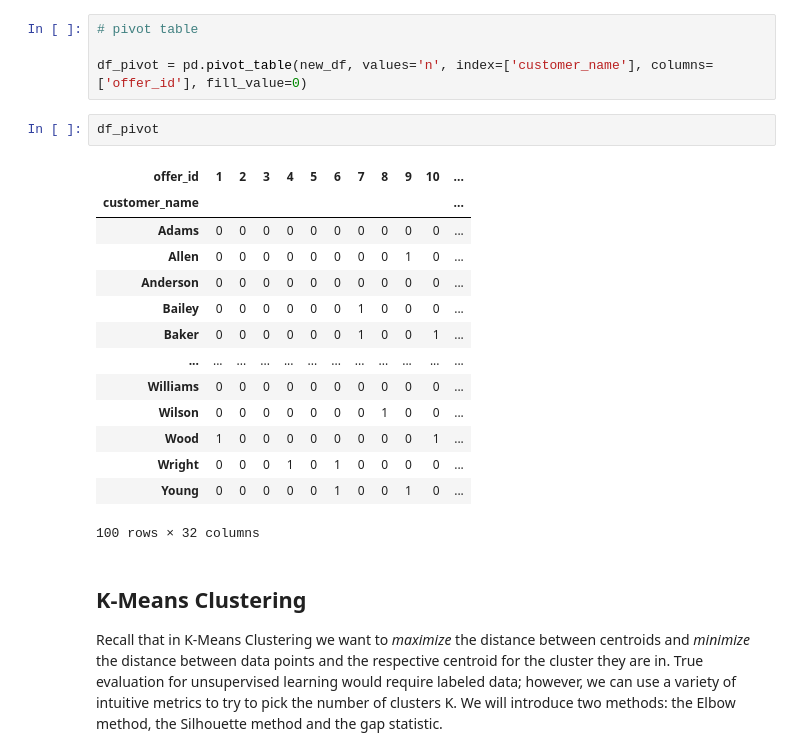
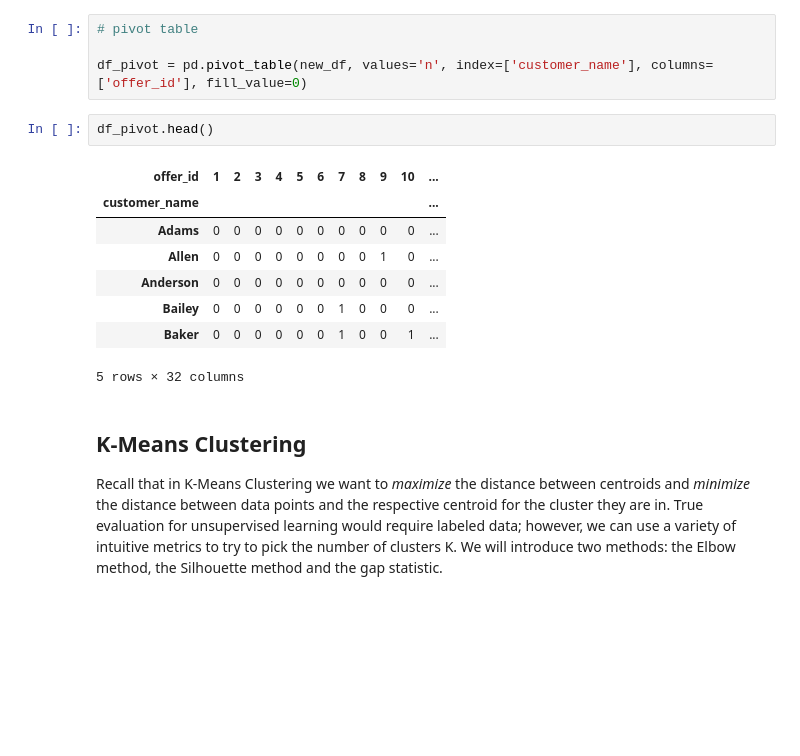
Before and after one commit to annafin/Springboard-Data-Science, a Jupyter notebook: unit_10_machine_learning/clustering/Mini_Project_Clustering.ipynb, the cells around one changed output. Drawn from its saved outputs; the diff is of its cells as text; blank space fills up the shorter version.

```diff
--- a/unit_10_machine_learning/clustering/Mini_Project_Clustering.ipynb
+++ b/unit_10_machine_learning/clustering/Mini_Project_Clustering.ipynb
@@ -77,22 +74,16 @@ new_df.head()
 
 df_pivot = pd.pivot_table(new_df, values='n', index=['customer_name'], columns=['offer_id'], fill_value=0)
 # %%
-df_pivot
+df_pivot.head()
 # %% [output]
 | offer_id | 1 | 2 | 3 | 4 | 5 | 6 | 7 | 8 | 9 | 10 | ... |
 | customer_name |  |  |  |  |  |  |  |  |  |  | ... |
 | Adams | 0 | 0 | 0 | 0 | 0 | 0 | 0 | 0 | 0 | 0 | ... |
 | Allen | 0 | 0 | 0 | 0 | 0 | 0 | 0 | 0 | 1 | 0 | ... |
 | Anderson | 0 | 0 | 0 | 0 | 0 | 0 | 0 | 0 | 0 | 0 | ... |
 | Bailey | 0 | 0 | 0 | 0 | 0 | 0 | 1 | 0 | 0 | 0 | ... |
 | Baker | 0 | 0 | 0 | 0 | 0 | 0 | 1 | 0 | 0 | 1 | ... |
-| ... | ... | ... | ... | ... | ... | ... | ... | ... | ... | ... | ... |
-| Williams | 0 | 0 | 0 | 0 | 0 | 0 | 0 | 0 | 0 | 0 | ... |
-| Wilson | 0 | 0 | 0 | 0 | 0 | 0 | 0 | 1 | 0 | 0 | ... |
-| Wood | 1 | 0 | 0 | 0 | 0 | 0 | 0 | 0 | 0 | 1 | ... |
-| Wright | 0 | 0 | 0 | 1 | 0 | 1 | 0 | 0 | 0 | 0 | ... |
-| Young | 0 | 0 | 0 | 0 | 0 | 1 | 0 | 0 | 1 | 0 | ... |
-100 rows × 32 columns
+5 rows × 32 columns
 # %% [markdown]
 ## K-Means Clustering
 
```
Also changed, not shown: parts of 17 cells of this notebook.
